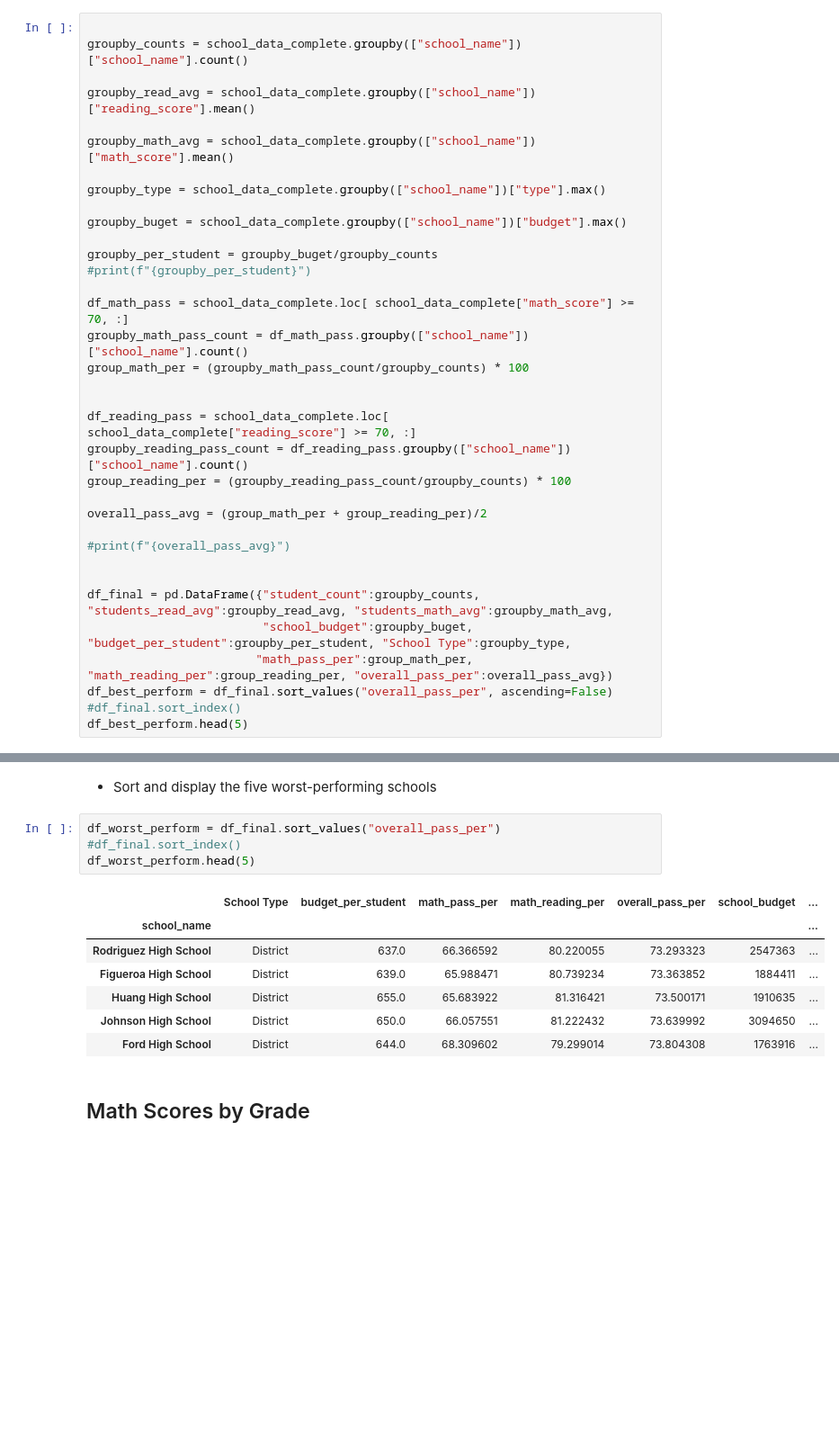
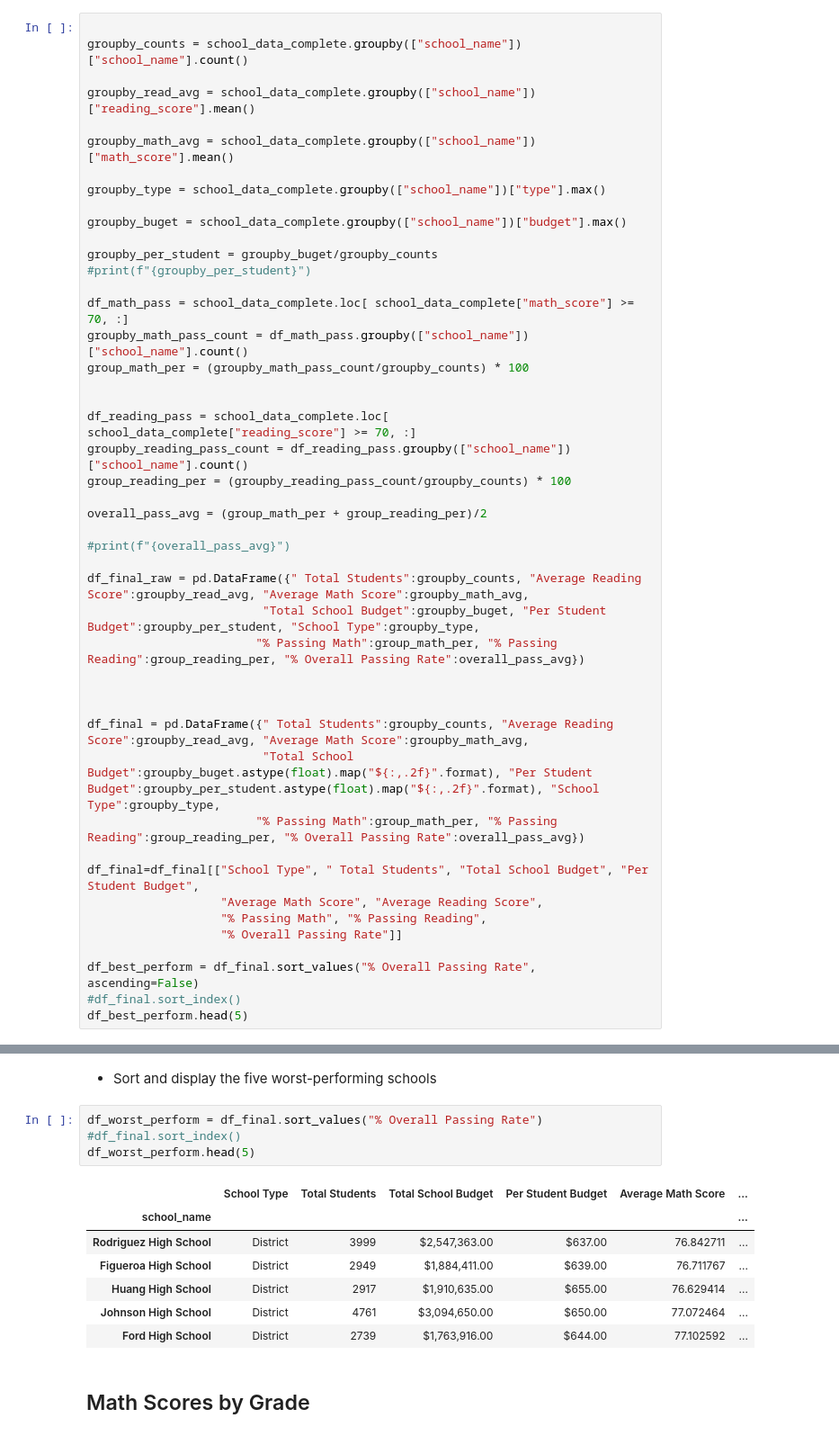
Before and after one commit to cpsundar/PyCitySchools_Pandas, a Jupyter notebook: PyCitySchools_starter.ipynb, the cells around one changed output, grey strips where cells are left out. Shown at 90% size. Drawn from its saved outputs; the diff is of its cells as text; blank space fills up the shorter version.

```diff
--- a/PyCitySchools_starter.ipynb
+++ b/PyCitySchools_starter.ipynb
@@ -142,11 +134,22 @@ overall_pass_avg = (group_math_per + group_reading_per)/2
 
 #print(f"{overall_pass_avg}")
 
+df_final_raw = pd.DataFrame({" Total Students":groupby_counts, "Average Reading Score":groupby_read_avg, "Average Math Score":groupby_math_avg,
+                         "Total School Budget":groupby_buget, "Per Student Budget":groupby_per_student, "School Type":groupby_type,
+                        "% Passing Math":group_math_per, "% Passing Reading":group_reading_per, "% Overall Passing Rate":overall_pass_avg})
 
-df_final = pd.DataFrame({"student_count":groupby_counts, "students_read_avg":groupby_read_avg, "students_math_avg":groupby_math_avg,
-                         "school_budget":groupby_buget, "budget_per_student":groupby_per_student, "School Type":groupby_type,
-                        "math_pass_per":group_math_per, "math_reading_per":group_reading_per, "overall_pass_per":overall_pass_avg})
-df_best_perform = df_final.sort_values("overall_pass_per", ascending=False)
+
+
+df_final = pd.DataFrame({" Total Students":groupby_counts, "Average Reading Score":groupby_read_avg, "Average Math Score":groupby_math_avg,
+                         "Total School Budget":groupby_buget.astype(float).map("${:,.2f}".format), "Per Student Budget":groupby_per_student.astype(float).map("${:,.2f}".format), "School Type":groupby_type,
+                        "% Passing Math":group_math_per, "% Passing Reading":group_reading_per, "% Overall Passing Rate":overall_pass_avg})
+
+df_final=df_final[["School Type", " Total Students", "Total School Budget", "Per Student Budget",
+                   "Average Math Score", "Average Reading Score",
+                   "% Passing Math", "% Passing Reading",
+                   "% Overall Passing Rate"]]
+
+df_best_perform = df_final.sort_values("% Overall Passing Rate", ascending=False)
 #df_final.sort_index()
 df_best_perform.head(5)
 # %% [output]
@@ -162,17 +165,17 @@ df_best_perform.head(5)
 # %% [markdown]
 * Sort and display the five worst-performing schools
 # %%
-df_worst_perform = df_final.sort_values("overall_pass_per")
+df_worst_perform = df_final.sort_values("% Overall Passing Rate")
 #df_final.sort_index()
 df_worst_perform.head(5)
 # %% [output]
-|  | School Type | budget_per_student | math_pass_per | math_reading_per | overall_pass_per | school_budget | ... |
-| school_name |  |  |  |  |  |  | ... |
-| Rodriguez High School | District | 637.0 | 66.366592 | 80.220055 | 73.293323 | 2547363 | ... |
-| Figueroa High School | District | 639.0 | 65.988471 | 80.739234 | 73.363852 | 1884411 | ... |
-| Huang High School | District | 655.0 | 65.683922 | 81.316421 | 73.500171 | 1910635 | ... |
-| Johnson High School | District | 650.0 | 66.057551 | 81.222432 | 73.639992 | 3094650 | ... |
-| Ford High School | District | 644.0 | 68.309602 | 79.299014 | 73.804308 | 1763916 | ... |
+|  | School Type | Total Students | Total School Budget | Per Student Budget | Average Math Score | ... |
+| school_name |  |  |  |  |  | ... |
+| Rodriguez High School | District | 3999 | $2,547,363.00 | $637.00 | 76.842711 | ... |
+| Figueroa High School | District | 2949 | $1,884,411.00 | $639.00 | 76.711767 | ... |
+| Huang High School | District | 2917 | $1,910,635.00 | $655.00 | 76.629414 | ... |
+| Johnson High School | District | 4761 | $3,094,650.00 | $650.00 | 77.072464 | ... |
+| Ford High School | District | 2739 | $1,763,916.00 | $644.00 | 77.102592 | ... |
 # %% [markdown]
 ## Math Scores by Grade
 # %% [markdown]
```
Also changed, not shown: parts of 8 cells of this notebook.
